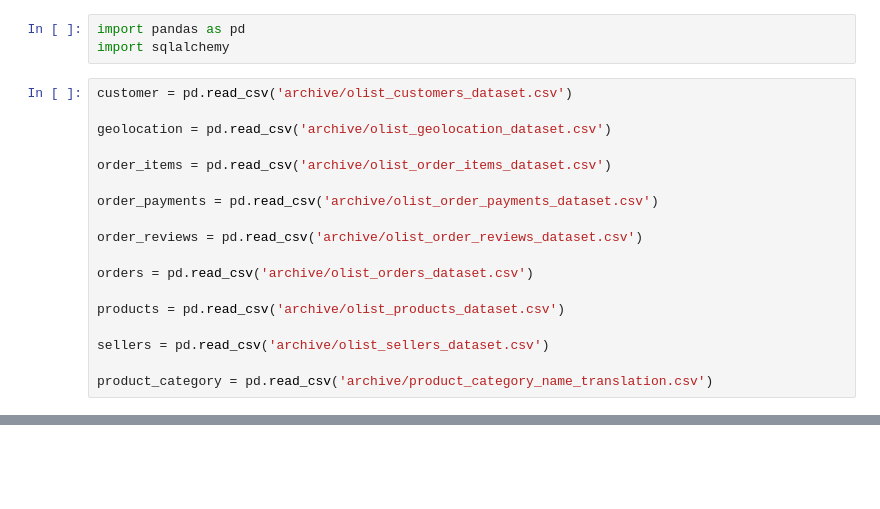
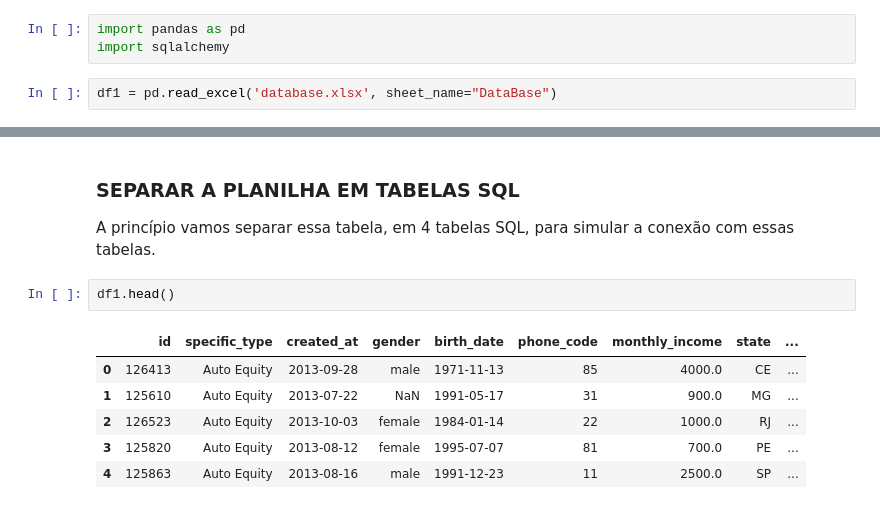
Before and after one commit to felipesembay/Curso_Machine_Learning, a Jupyter notebook: Creditas/Arquivos Jupyter/conection_creditas.ipynb, the cells around one changed output, grey strips where cells are left out. Drawn from its saved outputs; the diff is of its cells as text; blank space fills up the shorter version.

```diff
--- a/Creditas/Arquivos Jupyter/conection_creditas.ipynb
+++ b/Creditas/Arquivos Jupyter/conection_creditas.ipynb
@@ -5,20 +5,4 @@
 import pandas as pd
 import sqlalchemy
 # %%
-customer = pd.read_csv('archive/olist_customers_dataset.csv')
-
-geolocation = pd.read_csv('archive/olist_geolocation_dataset.csv')
-
-order_items = pd.read_csv('archive/olist_order_items_dataset.csv')
-
-order_payments = pd.read_csv('archive/olist_order_payments_dataset.csv')
-
-order_reviews = pd.read_csv('archive/olist_order_reviews_dataset.csv')
-
-orders = pd.read_csv('archive/olist_orders_dataset.csv')
-
-products = pd.read_csv('archive/olist_products_dataset.csv')
-
-sellers = pd.read_csv('archive/olist_sellers_dataset.csv')
-
-product_category = pd.read_csv('archive/product_category_name_translation.csv')
+df1 = pd.read_excel('database.xlsx', sheet_name="DataBase")
@@ -24,0 +32,13 @@ product_category = pd.read_csv('archive/product_category_name_translation.csv')
+# %% [markdown]
+### SEPARAR A PLANILHA EM TABELAS SQL
+
+A princípio vamos separar essa tabela, em 4 tabelas SQL, para simular a conexão com essas tabelas.
+# %%
+df1.head()
+# %% [output]
+|  | id | specific_type | created_at | gender | birth_date | phone_code | monthly_income | state | ... |
+| 0 | 126413 | Auto Equity | 2013-09-28 | male | 1971-11-13 | 85 | 4000.0 | CE | ... |
+| 1 | 125610 | Auto Equity | 2013-07-22 | NaN | 1991-05-17 | 31 | 900.0 | MG | ... |
+| 2 | 126523 | Auto Equity | 2013-10-03 | female | 1984-01-14 | 22 | 1000.0 | RJ | ... |
+| 3 | 125820 | Auto Equity | 2013-08-12 | female | 1995-07-07 | 81 | 700.0 | PE | ... |
+| 4 | 125863 | Auto Equity | 2013-08-16 | male | 1991-12-23 | 11 | 2500.0 | SP | ... |
```
Also changed, not shown: parts of 14 cells of this notebook, 46 other files.
